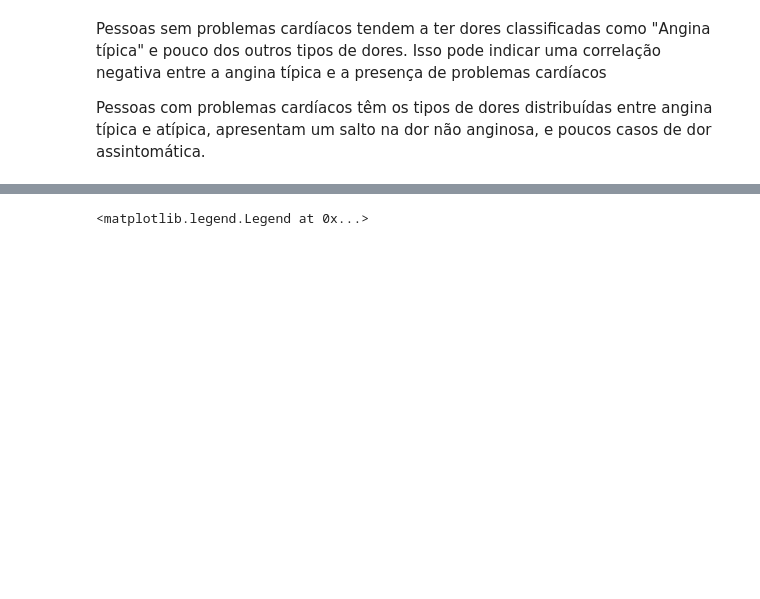
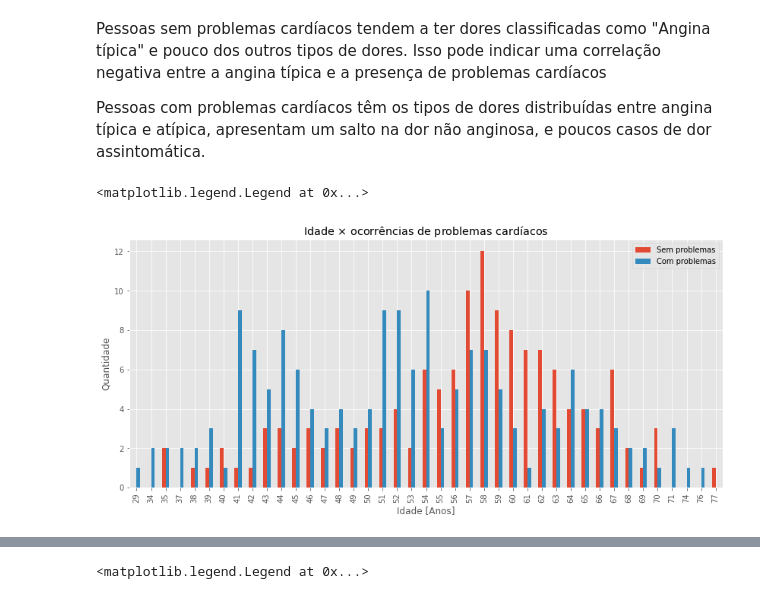
Before and after one commit to pesadaum/heart-disease-analysis, a Jupyter notebook: heart_disease_analysis.ipynb, the cells around one changed output, grey strips where cells are left out. Saved outputs shown, nothing was run; the diff lists cells and outputs as text; code cells hidden in the pictures; blank space fills up the shorter version.

```diff
--- a/heart_disease_analysis.ipynb
+++ b/heart_disease_analysis.ipynb
@@ -139,3 +141,16 @@ ax.set_xticklabels(['Sem problemas', 'Com problemas'], rotation=0)
 Pessoas sem problemas cardíacos tendem a ter dores classificadas como "Angina típica" e pouco dos outros tipos de dores. Isso pode indicar uma correlação negativa entre a angina típica e a presença de problemas cardíacos
 
 Pessoas com problemas cardíacos têm os tipos de dores distribuídas entre angina típica e atípica, apresentam um salto na dor não anginosa, e poucos casos de dor assintomática.
+# %%
+_, ax = plt.subplots(figsize=(14,6))
+pd.crosstab(df['age'], df['target']).plot(kind='bar', ax=ax)
+ax.set(
+  title=r'Idade $\times$ ocorrências de problemas cardíacos',
+  ylabel='Quantidade',
+  xlabel='Idade [Anos]'
+)
+
+ax.legend(['Sem problemas', 'Com problemas'], title=None)
+# %% [output]
+<matplotlib.legend.Legend at 0x...>
+[figure, added]
```
Also changed, not shown: parts of 11 cells of this notebook.
